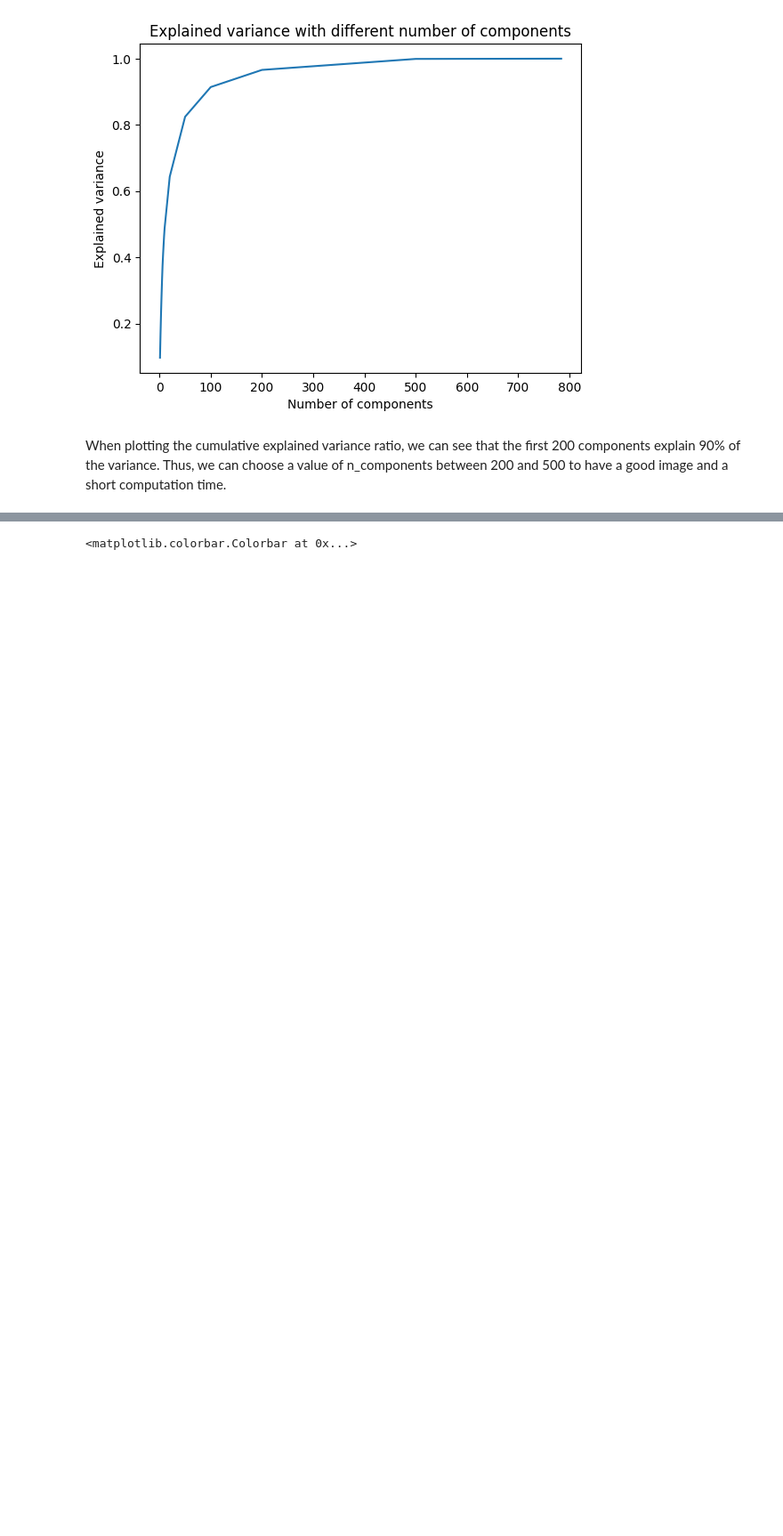
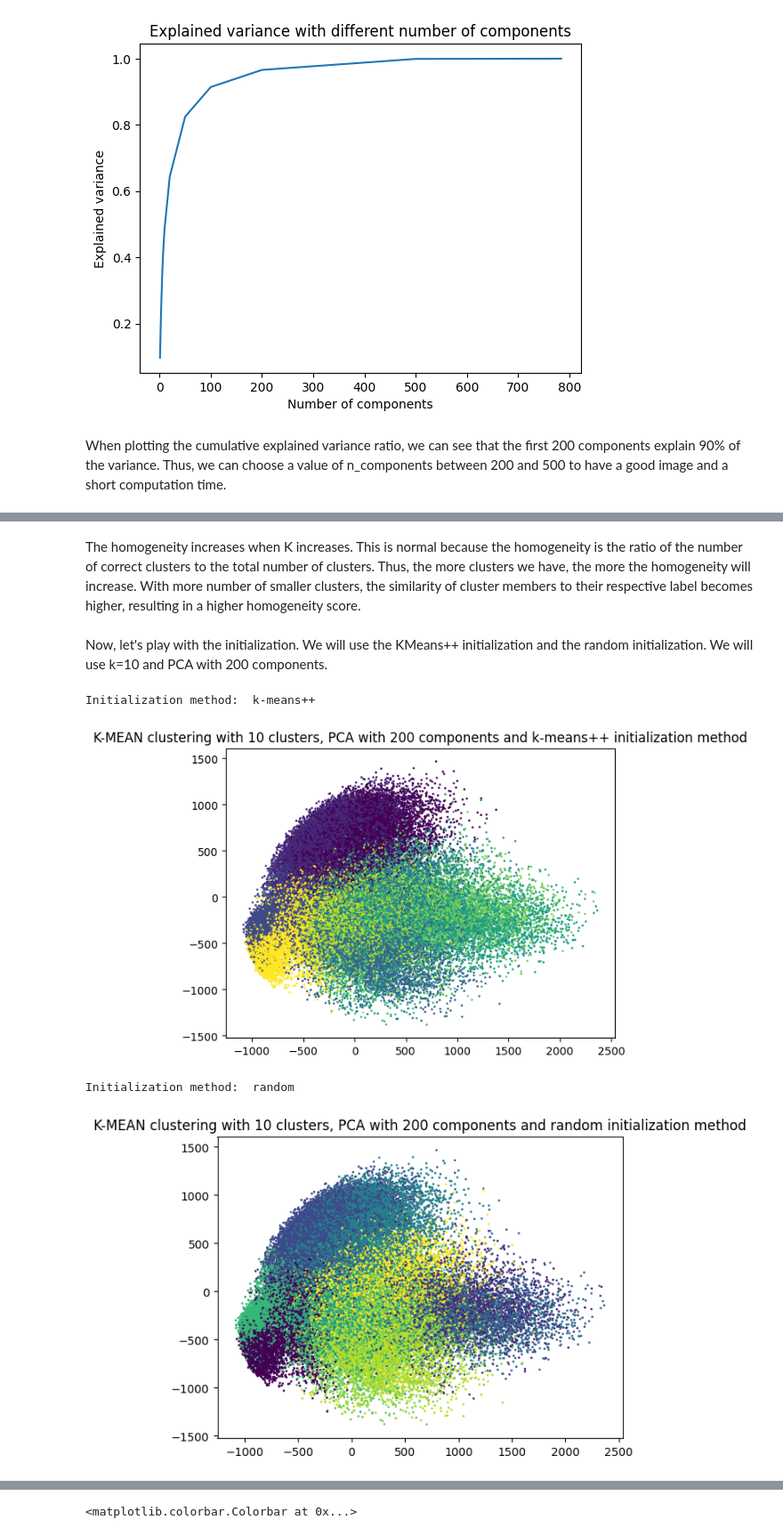
Before and after one commit to CharrierTim/Machine-Learning, a Jupyter notebook: Rapport TD1.ipynb, the cells around one changed output, grey strips where cells are left out. Shown at 89% size. Drawn from its saved outputs; the diff is of its cells as text; code cells hidden in the pictures; blank space fills up the shorter version.

```diff
--- a/Rapport TD1.ipynb
+++ b/Rapport TD1.ipynb
@@ -158,0 +164,32 @@ From the two pictures above, we cannot see any difference between the different
+# %% [markdown]
+The homogeneity increases when K increases. This is normal because the homogeneity is the ratio of the number of correct clusters to the total number of clusters. Thus, the more clusters we have, the more the homogeneity will increase. With more number of smaller clusters, the similarity of cluster members to their respective label becomes higher, resulting in a higher homogeneity score.
+# %% [markdown]
+Now, let's play with the initialization. We will use the KMeans++ initialization and the random initialization. We will use k=10 and PCA with 200 components.
+# %%
+# K-MEAN clustering with 10 clusters, PCA with 200 components and different initialization methods.
+from sklearn.metrics import silhouette_score
+
+Init = ['k-means++', 'random']
+Silhouette_score = []
+
+for init in Init:
+    print("Initialization method: ", init)
+    kmeans = KMeans(n_clusters=10, init=init, random_state=0).fit(X_train_flat)
+    Silhouette_score.append(silhouette_score(X_train_flat, kmeans.labels_))
+
+    # Scatter plot of the 10 clusters on the same figure
+    plt.scatter(X_train_flat[:, 0], X_train_flat[:, 1], c=kmeans.labels_, s=1)
+    plt.title("K-MEAN clustering with 10 clusters, PCA with 200 components and {} initialization method".format(init))
+    plt.show()
+
+# Compare the silhouette score with different initialization methods
+plt.bar(Init, Silhouette_score)
+plt.xlabel("Initialization method")
+plt.ylabel("Silhouette score")
+plt.title("Silhouette score with different initialization methods")
+plt.show()
+# %% [output]
+Initialization method:  k-means++
+[figure, added]
+Initialization method:  random
+[figure, added]
```
Also changed, not shown: parts of 28 cells of this notebook.
